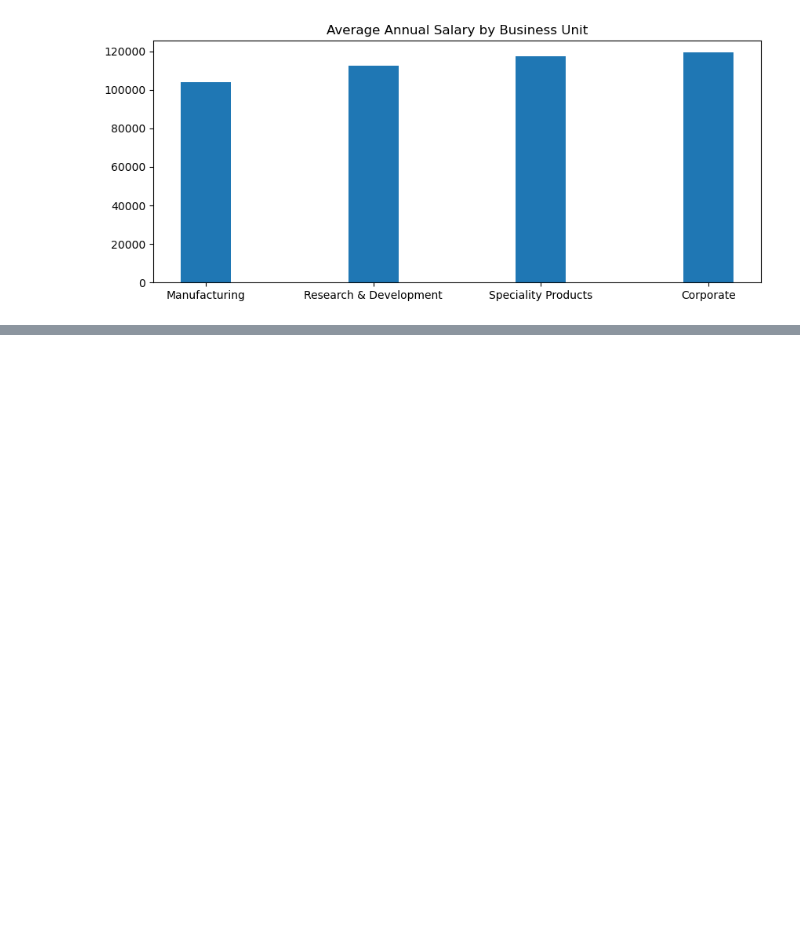
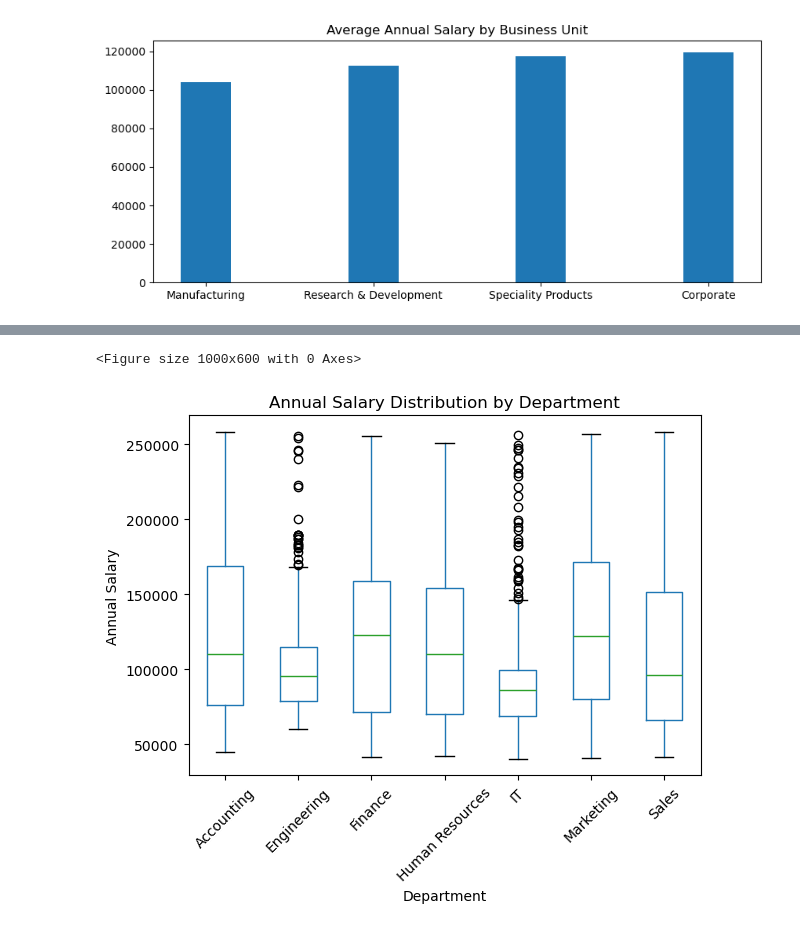
Before and after one commit to Myassar2/employee-analysis, a Jupyter notebook: Employee.ipynb, the cells around one changed output, grey strips where cells are left out. Saved outputs shown, nothing was run; the diff lists cells and outputs as text; code cells hidden in the pictures; blank space fills up the shorter version.

```diff
--- a/Employee.ipynb
+++ b/Employee.ipynb
@@ -808,0 +855,15 @@ Text(0.5, 1.0, 'Average Annual Salary by Business Unit')
+# %%
+
+plt.figure(figsize=(10,6))
+df.boxplot(column="Annual Salary", by="Department", grid=False)
+
+plt.title("Annual Salary Distribution by Department")
+plt.suptitle("")  # removes automatic extra title
+plt.xlabel("Department")
+plt.ylabel("Annual Salary")
+plt.xticks(rotation=45)
+#plt.tight_layout()
+plt.show()
+# %% [output]
+<Figure size 1000x600 with 0 Axes>
+[figure, added]
```
Also changed, not shown: parts of 7 cells of this notebook.
